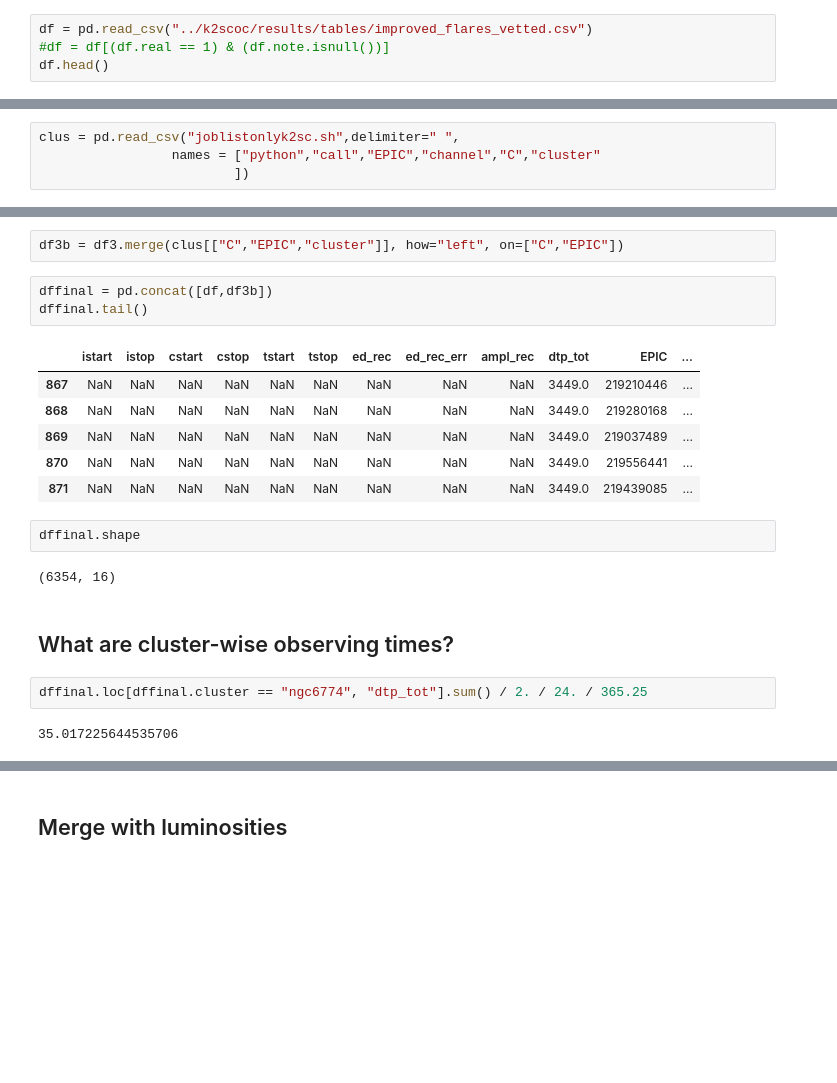
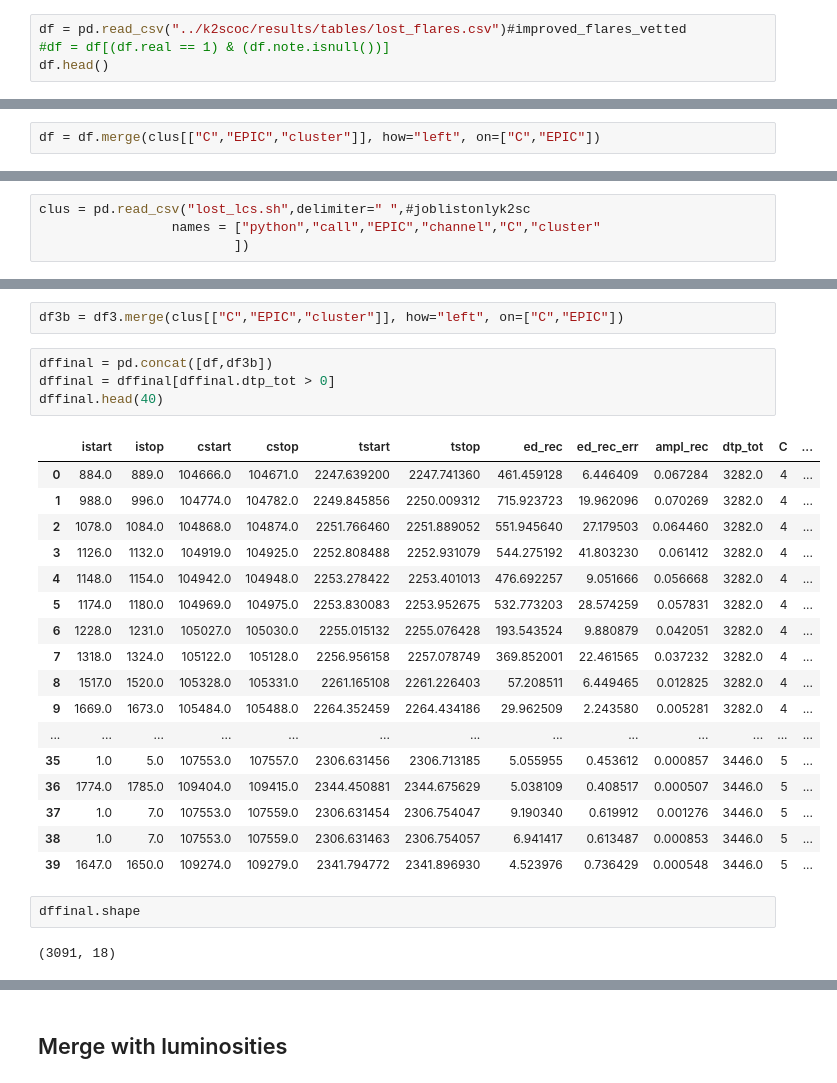
Before and after one commit to ekaterinailin/flares-in-clusters-with-k2-ii, a Jupyter notebook: VettingFlares/Finalize_flare_table.ipynb, the cells around one changed output, grey strips where cells are left out. Drawn from its saved outputs; the diff is of its cells as text; blank space fills up the shorter version.

```diff
--- a/VettingFlares/Finalize_flare_table.ipynb
+++ b/VettingFlares/Finalize_flare_table.ipynb
@@ -10,5 +14,5 @@ from error import refine_detrended_flux_err
 # %%
-df = pd.read_csv("../k2scoc/results/tables/improved_flares_vetted.csv")
+df = pd.read_csv("../k2scoc/results/tables/lost_flares.csv")#improved_flares_vetted
 #df = df[(df.real == 1) & (df.note.isnull())]
 df.head()
 # %% [output]
@@ -21,3 +25,5 @@ df.head()
+# %%
+df = df.merge(clus[["C","EPIC","cluster"]], how="left", on=["C","EPIC"])
 # %%
 luminosities = pd.DataFrame()
 for cl in ["ngc2682","ngc6774","praesepe","pleiades","hyades"]:
@@ -43,6 +49,6 @@ luminosities.head()
 
 take full flares table
 # %%
-clus = pd.read_csv("joblistonlyk2sc.sh",delimiter=" ",
+clus = pd.read_csv("lost_lcs.sh",delimiter=" ",#joblistonlyk2sc
                  names = ["python","call","EPIC","channel","C","cluster"
                          ])
@@ -93,21 +103,27 @@ Warning: Keyword quality_bitmask not in file.
 df3b = df3.merge(clus[["C","EPIC","cluster"]], how="left", on=["C","EPIC"])
 # %%
 dffinal = pd.concat([df,df3b])
-dffinal.tail()
+dffinal = dffinal[dffinal.dtp_tot > 0]
+dffinal.head(40)
 # %% [output]
-|  | istart | istop | cstart | cstop | tstart | tstop | ed_rec | ed_rec_err | ampl_rec | dtp_tot | EPIC | ... |
-| 867 | NaN | NaN | NaN | NaN | NaN | NaN | NaN | NaN | NaN | 3449.0 | 219210446 | ... |
-| 868 | NaN | NaN | NaN | NaN | NaN | NaN | NaN | NaN | NaN | 3449.0 | 219280168 | ... |
-| 869 | NaN | NaN | NaN | NaN | NaN | NaN | NaN | NaN | NaN | 3449.0 | 219037489 | ... |
-| 870 | NaN | NaN | NaN | NaN | NaN | NaN | NaN | NaN | NaN | 3449.0 | 219556441 | ... |
-| 871 | NaN | NaN | NaN | NaN | NaN | NaN | NaN | NaN | NaN | 3449.0 | 219439085 | ... |
+|  | istart | istop | cstart | cstop | tstart | tstop | ed_rec | ed_rec_err | ampl_rec | dtp_tot | C | ... |
+| 0 | 884.0 | 889.0 | 104666.0 | 104671.0 | 2247.639200 | 2247.741360 | 461.459128 | 6.446409 | 0.067284 | 3282.0 | 4 | ... |
+| 1 | 988.0 | 996.0 | 104774.0 | 104782.0 | 2249.845856 | 2250.009312 | 715.923723 | 19.962096 | 0.070269 | 3282.0 | 4 | ... |
+| 2 | 1078.0 | 1084.0 | 104868.0 | 104874.0 | 2251.766460 | 2251.889052 | 551.945640 | 27.179503 | 0.064460 | 3282.0 | 4 | ... |
+| 3 | 1126.0 | 1132.0 | 104919.0 | 104925.0 | 2252.808488 | 2252.931079 | 544.275192 | 41.803230 | 0.061412 | 3282.0 | 4 | ... |
+| 4 | 1148.0 | 1154.0 | 104942.0 | 104948.0 | 2253.278422 | 2253.401013 | 476.692257 | 9.051666 | 0.056668 | 3282.0 | 4 | ... |
+| 5 | 1174.0 | 1180.0 | 104969.0 | 104975.0 | 2253.830083 | 2253.952675 | 532.773203 | 28.574259 | 0.057831 | 3282.0 | 4 | ... |
+| 6 | 1228.0 | 1231.0 | 105027.0 | 105030.0 | 2255.015132 | 2255.076428 | 193.543524 | 9.880879 | 0.042051 | 3282.0 | 4 | ... |
+| 7 | 1318.0 | 1324.0 | 105122.0 | 105128.0 | 2256.956158 | 2257.078749 | 369.852001 | 22.461565 | 0.037232 | 3282.0 | 4 | ... |
+| 8 | 1517.0 | 1520.0 | 105328.0 | 105331.0 | 2261.165108 | 2261.226403 | 57.208511 | 6.449465 | 0.012825 | 3282.0 | 4 | ... |
+| 9 | 1669.0 | 1673.0 | 105484.0 | 105488.0 | 2264.352459 | 2264.434186 | 29.962509 | 2.243580 | 0.005281 | 3282.0 | 4 | ... |
+| ... | ... | ... | ... | ... | ... | ... | ... | ... | ... | ... | ... | ... |
+| 35 | 1.0 | 5.0 | 107553.0 | 107557.0 | 2306.631456 | 2306.713185 | 5.055955 | 0.453612 | 0.000857 | 3446.0 | 5 | ... |
+| 36 | 1774.0 | 1785.0 | 109404.0 | 109415.0 | 2344.450881 | 2344.675629 | 5.038109 | 0.408517 | 0.000507 | 3446.0 | 5 | ... |
+| 37 | 1.0 | 7.0 | 107553.0 | 107559.0 | 2306.631454 | 2306.754047 | 9.190340 | 0.619912 | 0.001276 | 3446.0 | 5 | ... |
+| 38 | 1.0 | 7.0 | 107553.0 | 107559.0 | 2306.631463 | 2306.754057 | 6.941417 | 0.613487 | 0.000853 | 3446.0 | 5 | ... |
+| 39 | 1647.0 | 1650.0 | 109274.0 | 109279.0 | 2341.794772 | 2341.896930 | 4.523976 | 0.736429 | 0.000548 | 3446.0 | 5 | ... |
 # %%
 dffinal.shape
 # %% [output]
-(6354, 16)
+(3091, 18)
-# %% [markdown]
-## What are cluster-wise observing times?
-# %%
-dffinal.loc[dffinal.cluster == "ngc6774", "dtp_tot"].sum() / 2. / 24. / 365.25
-# %% [output]
-35.017225644535706
```
Also changed, not shown: parts of 9 cells of this notebook, 2 other files.
